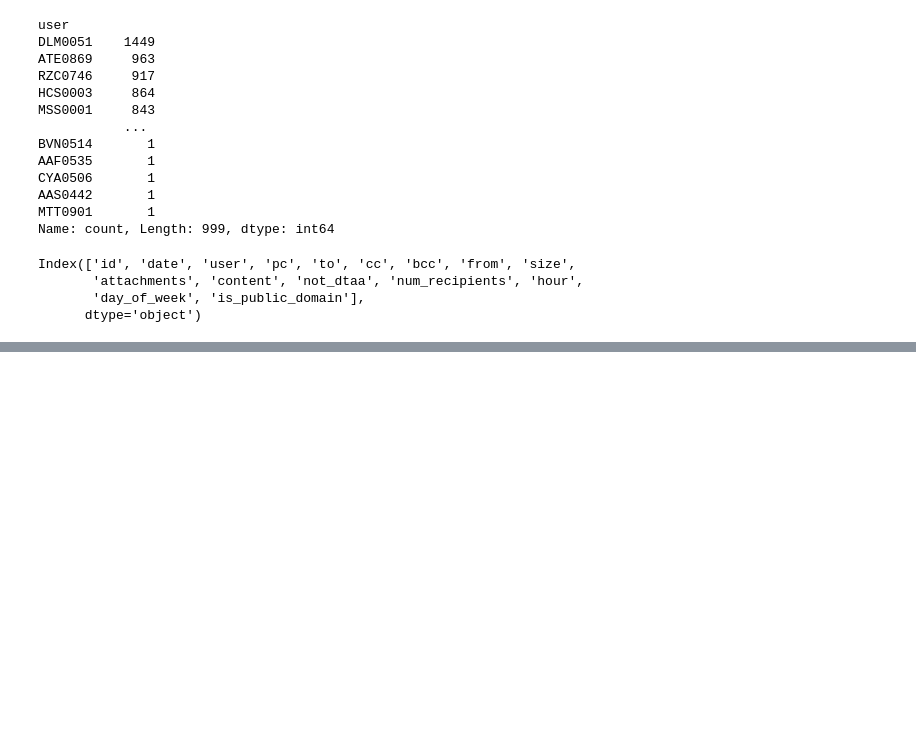
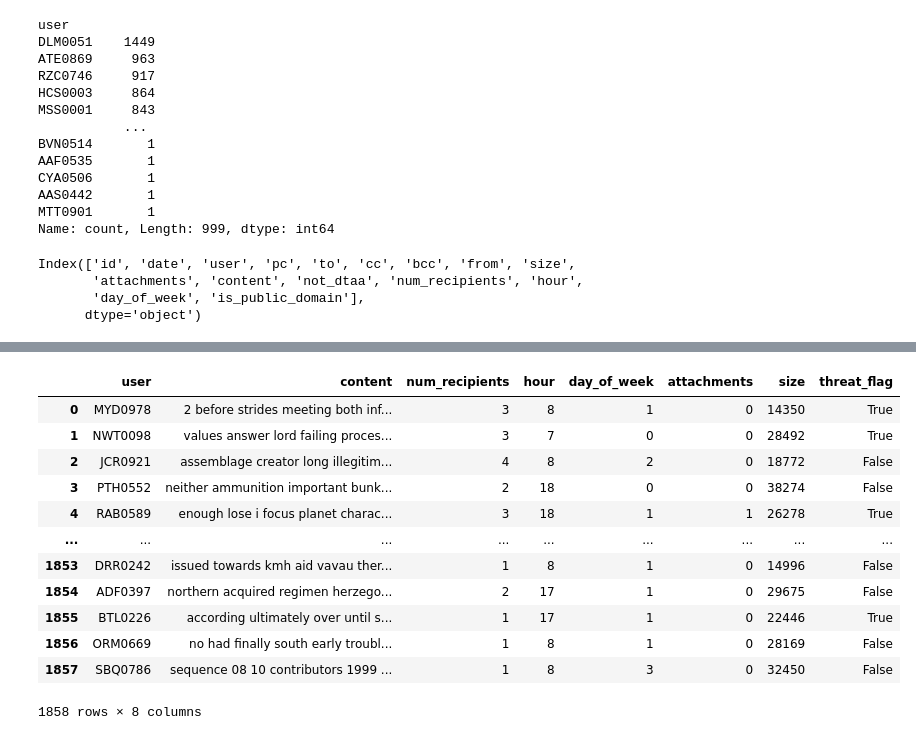
Before and after one commit to keljinda/Capstone_projects, a Jupyter notebook: code/1-EDA.ipynb, the cells around one changed output, grey strips where cells are left out. Drawn from its saved outputs; the diff is of its cells as text; code cells hidden in the pictures; blank space fills up the shorter version.

```diff
--- a/code/1-EDA.ipynb
+++ b/code/1-EDA.ipynb
@@ -407,4 +433,20 @@ num_recipients        6
 threat_flag           2
 dtype: int64
+# %%
+final_balanced_data
+# %% [output]
+|  | user | content | num_recipients | hour | day_of_week | attachments | size | threat_flag |
+| 0 | MYD0978 | 2 before strides meeting both inf... | 3 | 8 | 1 | 0 | 14350 | True |
+| 1 | NWT0098 | values answer lord failing proces... | 3 | 7 | 0 | 0 | 28492 | True |
+| 2 | JCR0921 | assemblage creator long illegitim... | 4 | 8 | 2 | 0 | 18772 | False |
+| 3 | PTH0552 | neither ammunition important bunk... | 2 | 18 | 0 | 0 | 38274 | False |
+| 4 | RAB0589 | enough lose i focus planet charac... | 3 | 18 | 1 | 1 | 26278 | True |
+| ... | ... | ... | ... | ... | ... | ... | ... | ... |
+| 1853 | DRR0242 | issued towards kmh aid vavau ther... | 1 | 8 | 1 | 0 | 14996 | False |
+| 1854 | ADF0397 | northern acquired regimen herzego... | 2 | 17 | 1 | 0 | 29675 | False |
+| 1855 | BTL0226 | according ultimately over until s... | 1 | 17 | 1 | 0 | 22446 | True |
+| 1856 | ORM0669 | no had finally south early troubl... | 1 | 8 | 1 | 0 | 28169 | False |
+| 1857 | SBQ0786 | sequence 08 10 contributors 1999 ... | 1 | 8 | 3 | 0 | 32450 | False |
+1858 rows × 8 columns
 # %%
 combined_data.to_pickle('../data/combined_data.pkl')
```
Also changed, not shown: parts of 10 cells of this notebook, 1 other file.
